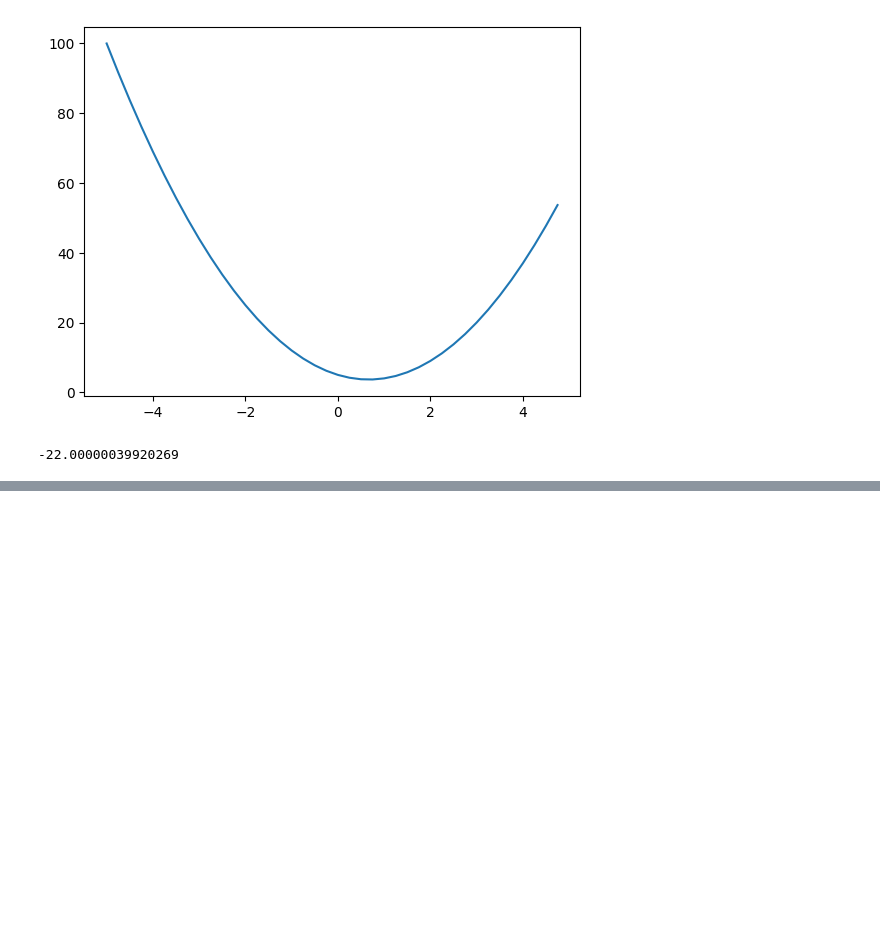
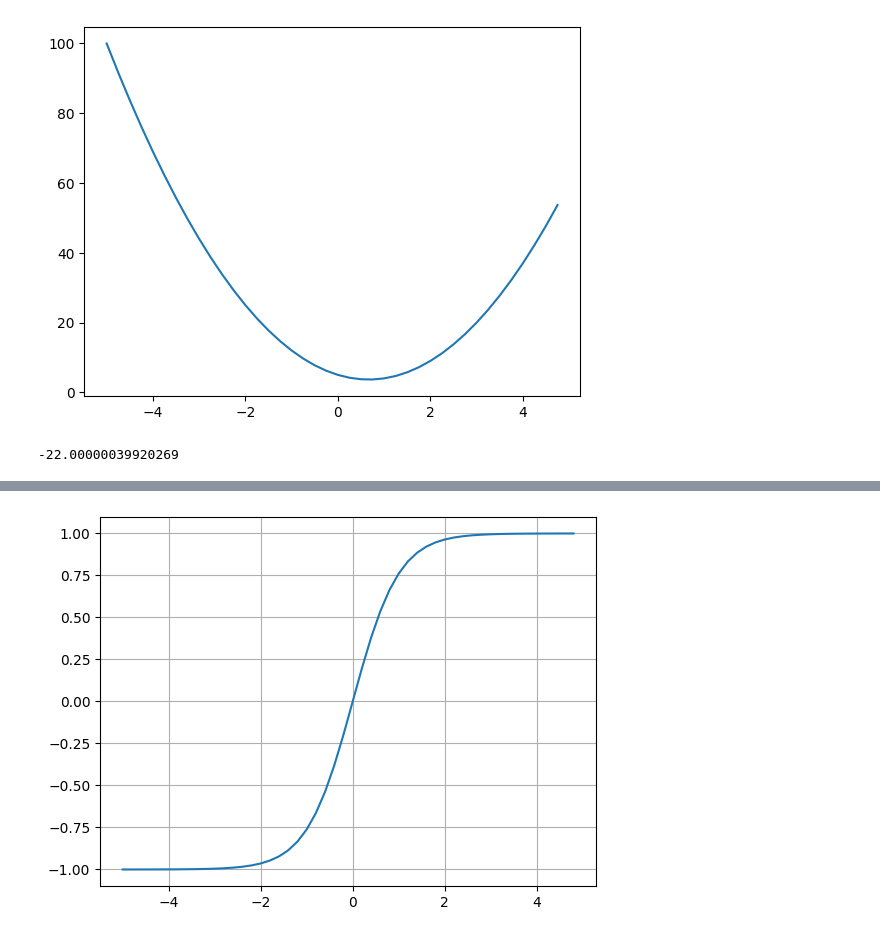
Before and after one commit to ariiscoding/micrograd, a Jupyter notebook: ari_playground/micrograd_playground.ipynb, the cells around one changed output, grey strips where cells are left out. Cells and saved outputs as stored; diff of their text form; code cells hidden in the pictures; blank space fills up the shorter version.

```diff
--- a/ari_playground/micrograd_playground.ipynb
+++ b/ari_playground/micrograd_playground.ipynb
@@ -70,0 +211,5 @@ TypeError: 'float' object is not callable
+# %%
+plt.plot(np.arange(-5, 5, 0.2), np.tanh(np.arange(-5, 5, 0.2)))
+plt.grid()
+# %% [output]
+[figure, added]
```
Also changed, not shown: parts of 11 cells of this notebook.
